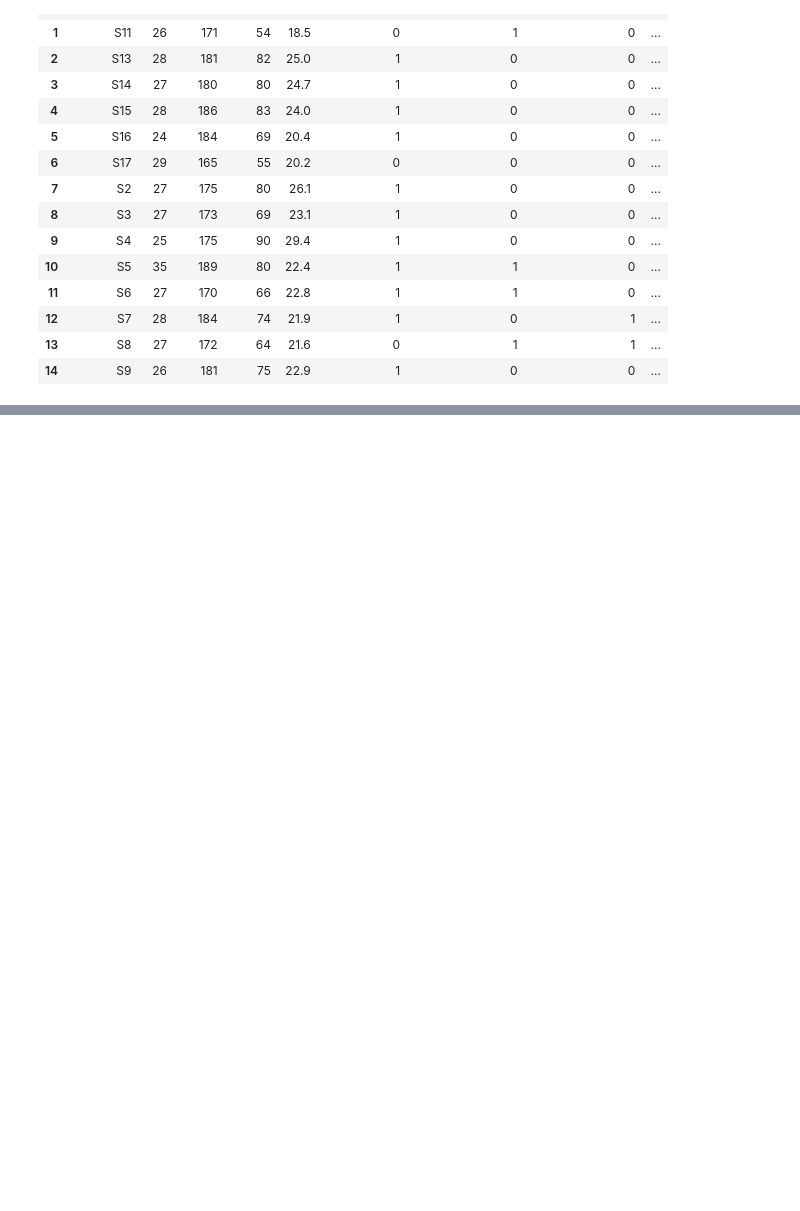
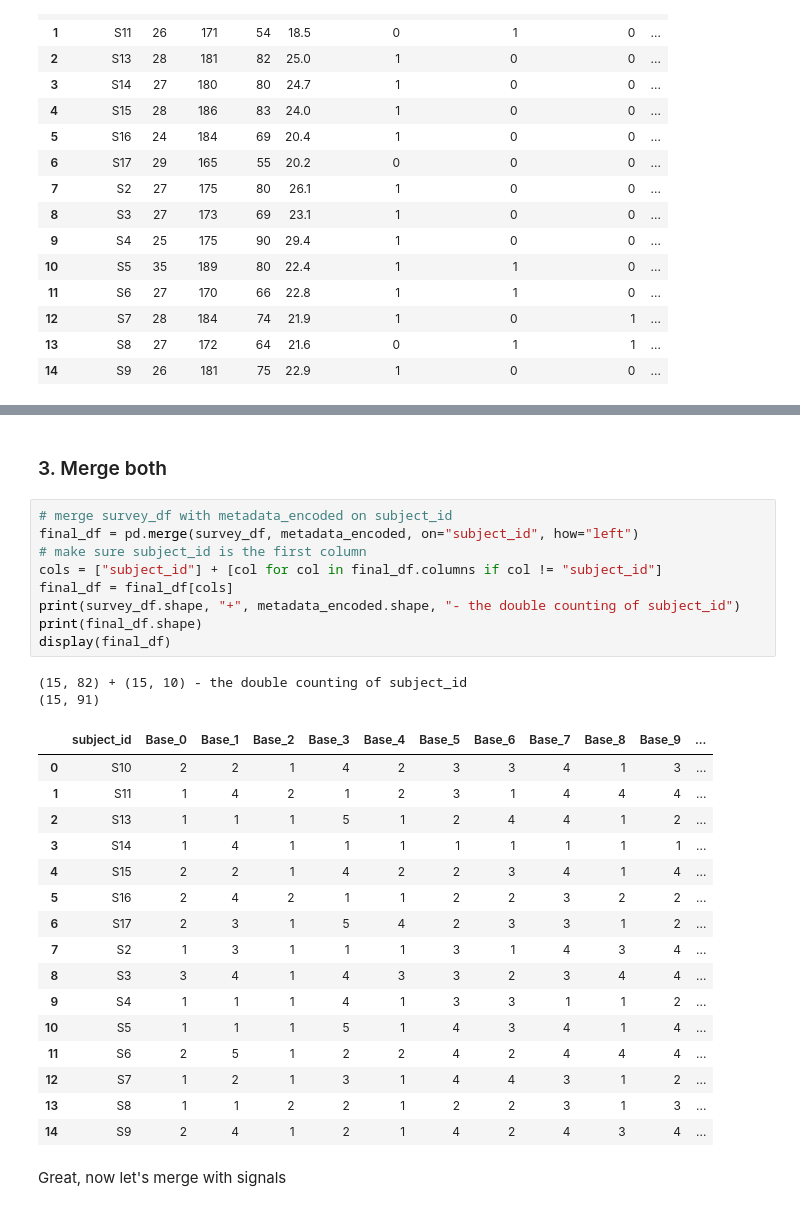
Before and after one commit to LouieDaans232345/healthcare-project, a Jupyter notebook: metadata.ipynb, the cells around one changed output, grey strips where cells are left out. Saved outputs shown, nothing was run; the diff lists cells and outputs as text; blank space fills up the shorter version.

```diff
--- a/metadata.ipynb
+++ b/metadata.ipynb
@@ -137,0 +307,32 @@ One-hot encoded metadata (Numeric):
+# %% [markdown]
+### 3. Merge both
+# %%
+# merge survey_df with metadata_encoded on subject_id
+final_df = pd.merge(survey_df, metadata_encoded, on="subject_id", how="left")
+# make sure subject_id is the first column
+cols = ["subject_id"] + [col for col in final_df.columns if col != "subject_id"]
+final_df = final_df[cols]
+print(survey_df.shape, "+", metadata_encoded.shape, "- the double counting of subject_id")
+print(final_df.shape)
+display(final_df)
+# %% [output]
+(15, 82) + (15, 10) - the double counting of subject_id
+(15, 91)
+|  | subject_id | Base_0 | Base_1 | Base_2 | Base_3 | Base_4 | Base_5 | Base_6 | Base_7 | Base_8 | Base_9 | ... |
+| 0 | S10 | 2 | 2 | 1 | 4 | 2 | 3 | 3 | 4 | 1 | 3 | ... |
+| 1 | S11 | 1 | 4 | 2 | 1 | 2 | 3 | 1 | 4 | 4 | 4 | ... |
+| 2 | S13 | 1 | 1 | 1 | 5 | 1 | 2 | 4 | 4 | 1 | 2 | ... |
+| 3 | S14 | 1 | 4 | 1 | 1 | 1 | 1 | 1 | 1 | 1 | 1 | ... |
+| 4 | S15 | 2 | 2 | 1 | 4 | 2 | 2 | 3 | 4 | 1 | 4 | ... |
+| 5 | S16 | 2 | 4 | 2 | 1 | 1 | 2 | 2 | 3 | 2 | 2 | ... |
+| 6 | S17 | 2 | 3 | 1 | 5 | 4 | 2 | 3 | 3 | 1 | 2 | ... |
+| 7 | S2 | 1 | 3 | 1 | 1 | 1 | 3 | 1 | 4 | 3 | 4 | ... |
+| 8 | S3 | 3 | 4 | 1 | 4 | 3 | 3 | 2 | 3 | 4 | 4 | ... |
+| 9 | S4 | 1 | 1 | 1 | 4 | 1 | 3 | 3 | 1 | 1 | 2 | ... |
+| 10 | S5 | 1 | 1 | 1 | 5 | 1 | 4 | 3 | 4 | 1 | 4 | ... |
+| 11 | S6 | 2 | 5 | 1 | 2 | 2 | 4 | 2 | 4 | 4 | 4 | ... |
+| 12 | S7 | 1 | 2 | 1 | 3 | 1 | 4 | 4 | 3 | 1 | 2 | ... |
+| 13 | S8 | 1 | 1 | 2 | 2 | 1 | 2 | 2 | 3 | 1 | 3 | ... |
+| 14 | S9 | 2 | 4 | 1 | 2 | 1 | 4 | 2 | 4 | 3 | 4 | ... |
+# %% [markdown]
+Great, now let's merge with signals
```
Also changed, not shown: parts of 15 cells of this notebook.
